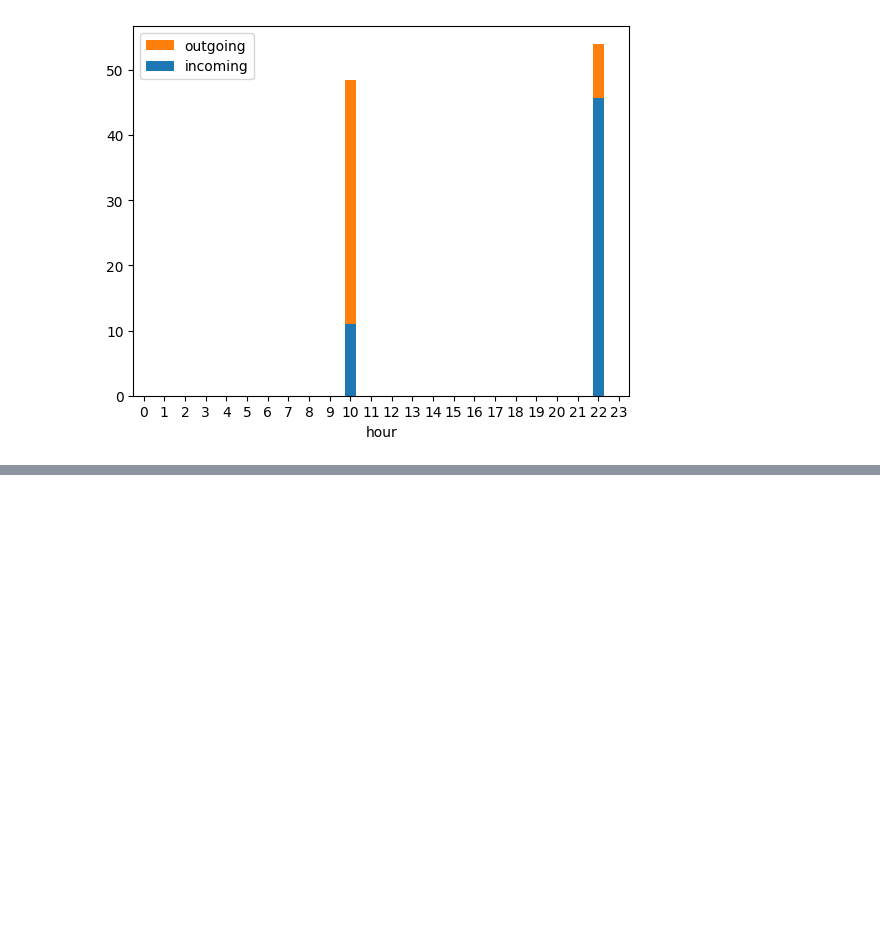
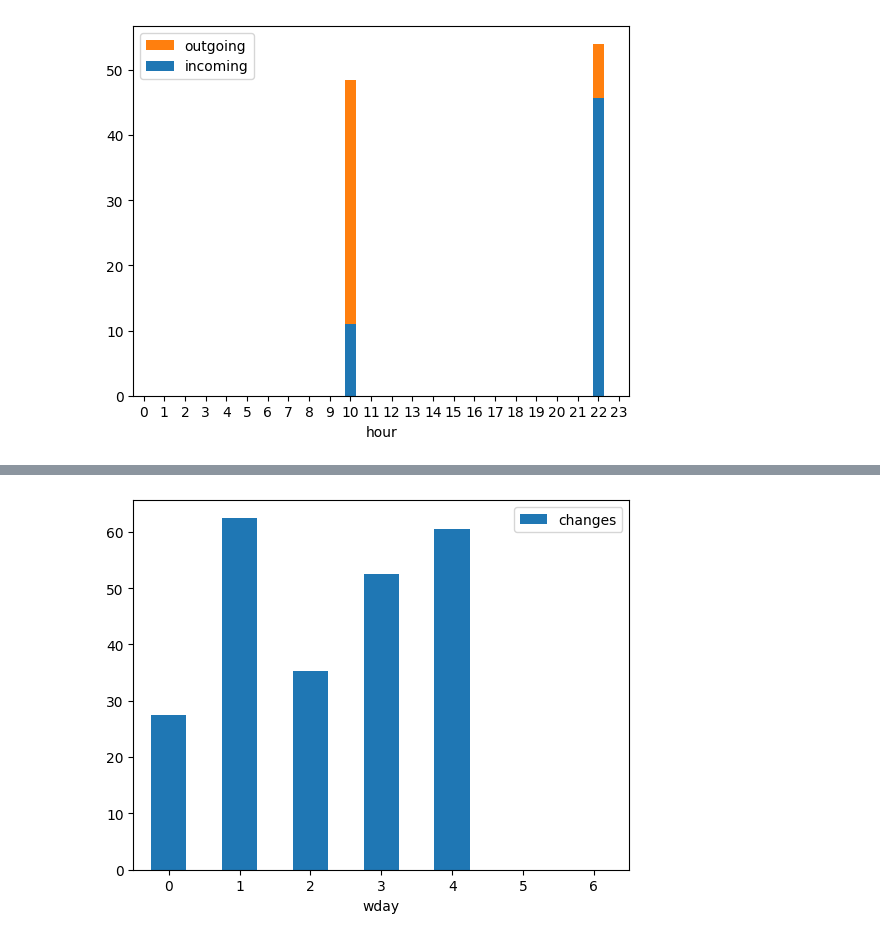
Before and after one commit to Mkranj/BajsBoard, a Jupyter notebook: notebooks/analyse_stations.ipynb, the cells around one changed output, grey strips where cells are left out. Cells and saved outputs as stored; diff of their text form; code cells hidden in the pictures; blank space fills up the shorter version.

Commit message:
organise by weekday and add plot fn

```diff
--- a/notebooks/analyse_stations.ipynb
+++ b/notebooks/analyse_stations.ipynb
@@ -489,0 +492,3 @@ _ = plot_hourly_bar(hourly.loc[station], changes_type = "in/out")
+# %%
+bike_data["wday"] = bike_data["time"].dt.weekday
+bike_data.tail()
@@ -489,0 +502,7 @@ _ = plot_hourly_bar(hourly.loc[station], changes_type = "in/out")
+# %%
+# Sum up for whole day
+# THEN average across days
+daily = bike_data.groupby(["uid", "time", "wday"]).sum(["changes", "incoming", "outgoing"]).drop(["hour"], axis = 1)
+
+daily = daily.groupby(["uid", "wday"]).mean(["changes", "incoming", "outgoing"])
+daily
@@ -489,0 +524,8 @@ _ = plot_hourly_bar(hourly.loc[station], changes_type = "in/out")
+# %%
+# Filling in missing station/day combination with 0 changes
+
+days_index = pd.MultiIndex.from_product([bike_data["uid"].unique().tolist(),
+    list(range(7))],
+    names = ["uid", "wday"])
+# %%
+daily = daily.reindex(days_index, fill_value = 0)
@@ -489,0 +549,4 @@ _ = plot_hourly_bar(hourly.loc[station], changes_type = "in/out")
+# %%
+_ = plot_weekday_bar(daily.loc[station], changes_type = "total")
+# %% [output]
+[figure, added]
```
Also changed, not shown: parts of 6 cells of this notebook, 1 other file.
